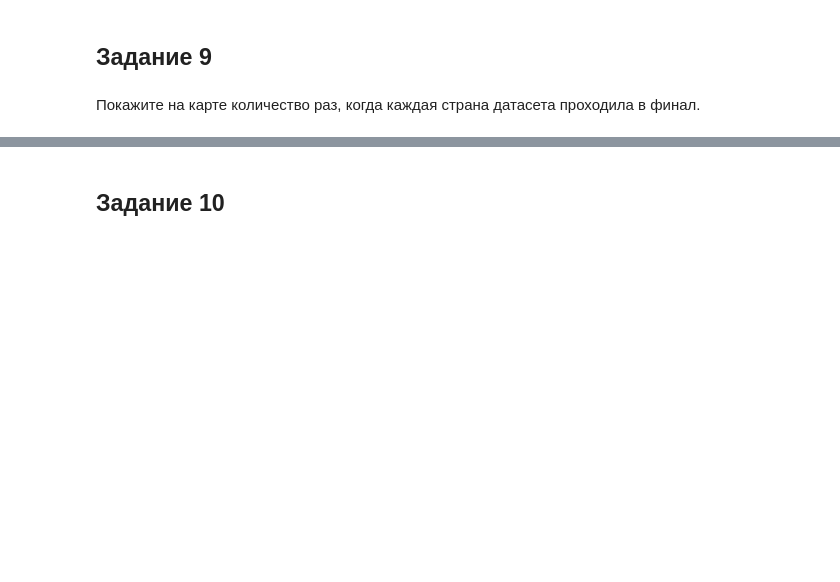
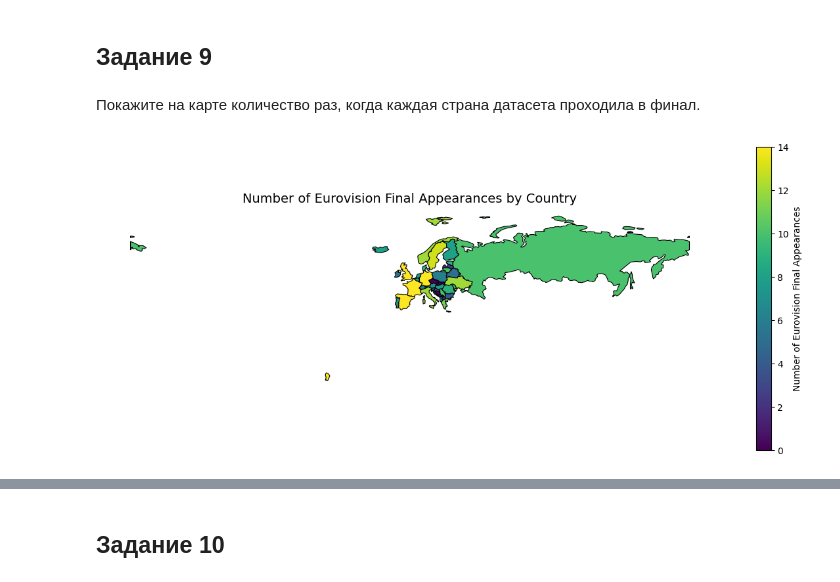
Before and after one commit to Astmatik001/MEVD002, a Jupyter notebook: МЕВД_ЛР2_24_25.ipynb, the cells around one changed output, grey strips where cells are left out. Drawn from its saved outputs; the diff is of its cells as text; code cells hidden in the pictures; blank space fills up the shorter version.

```diff
--- a/МЕВД_ЛР2_24_25.ipynb
+++ b/МЕВД_ЛР2_24_25.ipynb
@@ -315,0 +343,47 @@ alt.Chart(df).transform_density(
+# %%
+df_finalists = df.dropna(subset=['final_place'])
+final_appearances_df = df_finalists['country'].value_counts().reset_index()
+final_appearances_df.columns = ['Country', 'FinalAppearances']
+# %%
+
+import geopandas as gpd
+
+url = "https://naturalearth.s3.amazonaws.com/110m_cultural/ne_110m_admin_0_countries.zip"
+world = gpd.read_file(url)
+
+europe = world[world['CONTINENT'] == 'Europe']
+
+europe = europe.merge(
+    final_appearances_df,
+    how='left',
+    left_on='NAME',
+    right_on='Country'
+)
+
+europe['FinalAppearances'] = europe['FinalAppearances'].fillna(0)
+
+fig, ax = plt.subplots(figsize=(12, 8))
+
+europe.plot(
+    column='FinalAppearances',
+    cmap='viridis',
+    linewidth=0.8,
+    edgecolor='black',
+    legend=True,
+    ax=ax,
+    legend_kwds={
+        'label': 'Number of Eurovision Final Appearances',
+        'shrink': 0.6
+    }
+)
+
+ax.set_title(
+    'Number of Eurovision Final Appearances by Country',
+    fontsize=14
+)
+
+ax.axis('off')
+plt.tight_layout()
+plt.show()
+# %% [output]
+[figure, added]
```
Also changed, not shown: parts of 7 cells of this notebook.
